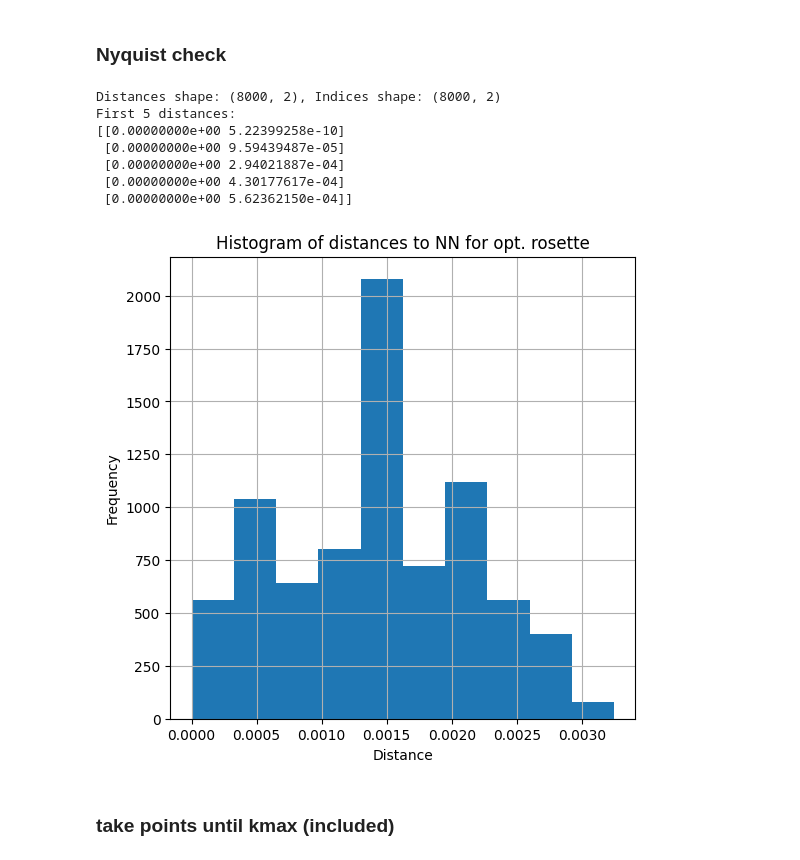
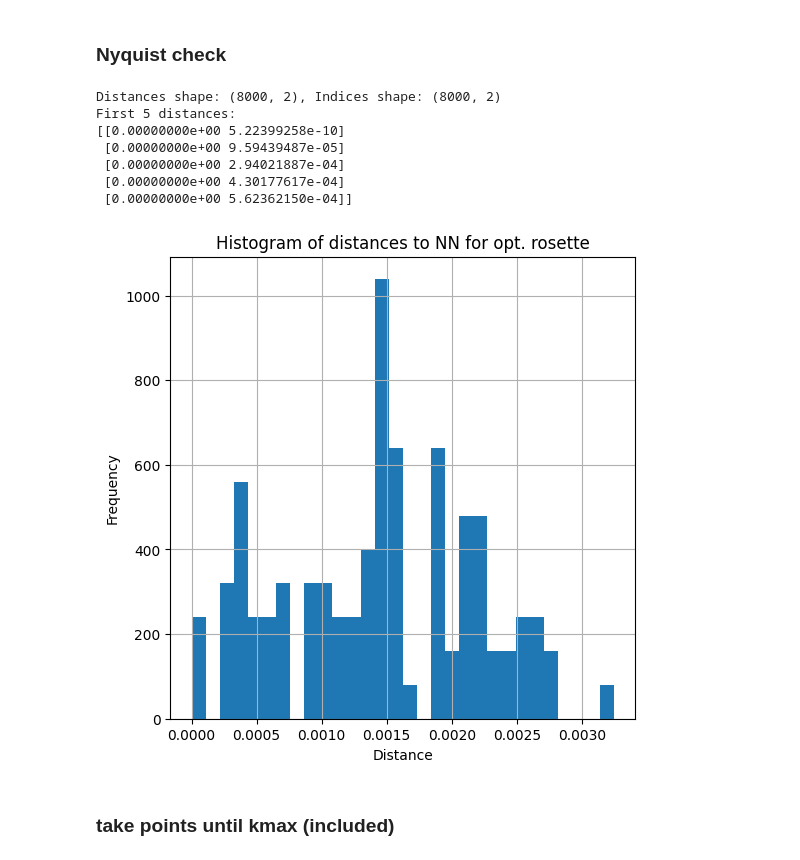
Before and after one commit to frank-roesler/MR_Trajectory_Fit, a Jupyter notebook: recon512_zerofilling.ipynb, the cells around one changed output. Cells and saved outputs as stored; diff of their text form; code cells hidden in the pictures.

```diff
--- a/recon512_zerofilling.ipynb
+++ b/recon512_zerofilling.ipynb
@@ -164,28 +164,28 @@ rosette resort tensor shape: torch.Size([8000, 2])
 # %%
 from sklearn.neighbors import NearestNeighbors
 
 X = np.column_stack((kxx_resort.ravel(), kyy_resort.ravel()))
 nbrs = NearestNeighbors(n_neighbors=2, algorithm='ball_tree',metric='euclidean').fit(X)
 distances, indices = nbrs.kneighbors(X)
 
 print(f"Distances shape: {distances.shape}, Indices shape: {indices.shape}")
 print(f"First 5 distances:\n{distances[:5]}") # this means that the first neighbour is the point itself (distance 0), and the second is the nearest other point.
 
 plt.figure(figsize=[6,6])
-plt.hist(distances[:, 1], bins=10)  # distances to the nearest neighbor (excluding itself)
+plt.hist(distances[:, 1], bins=30)  # distances to the nearest neighbor (excluding itself)
 plt.title('Histogram of distances to NN for opt. rosette')
 plt.xlabel('Distance')
 plt.ylabel('Frequency')
 plt.grid()
 # %% [output]
 Distances shape: (8000, 2), Indices shape: (8000, 2)
 First 5 distances:
 [[0.00000000e+00 5.22399258e-10]
  [0.00000000e+00 9.59439487e-05]
  [0.00000000e+00 2.94021887e-04]
  [0.00000000e+00 4.30177617e-04]
  [0.00000000e+00 5.62362150e-04]]
-[figure, old version]
+[figure, new version]
 # %% [markdown]
 ### take points until kmax (included)
 # %%
```
Also changed, not shown: parts of 8 cells of this notebook, 2 other files.
